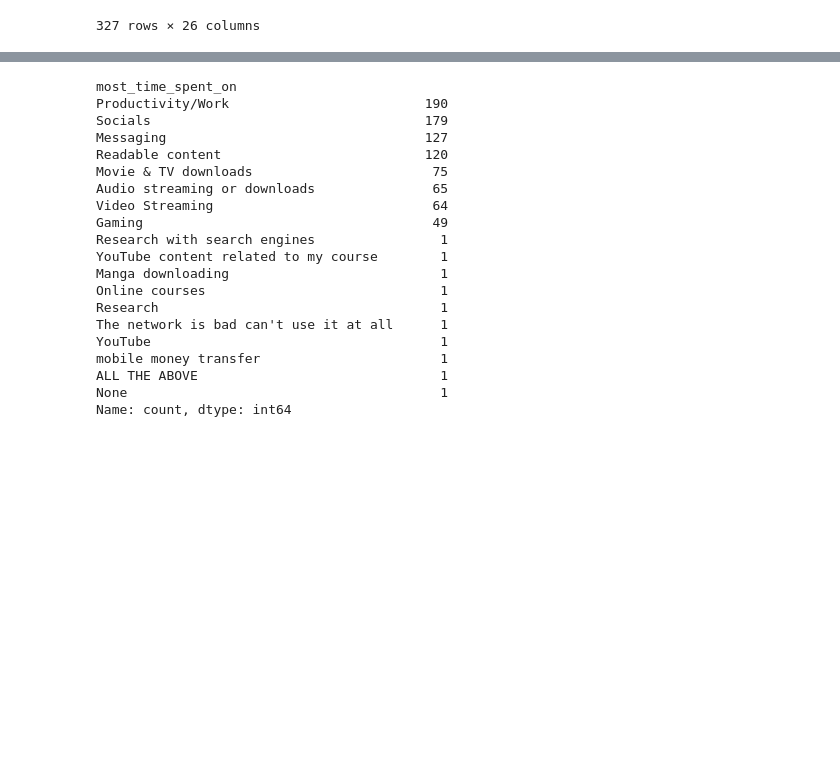
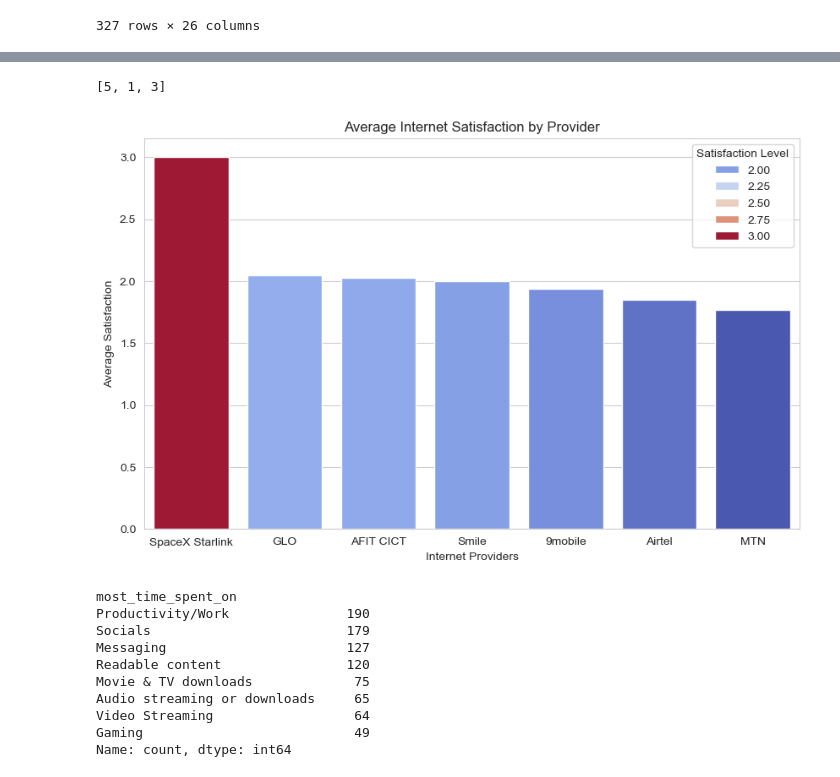
Before and after one commit to kingksjo/internet-survey, a Jupyter notebook: internet-survey.ipynb, the cells around one changed output, grey strips where cells are left out. Saved outputs shown, nothing was run; the diff lists cells and outputs as text; code cells hidden in the pictures; blank space fills up the shorter version.

Commit message:
Understood user satisfaction with providers

```diff
--- a/internet-survey.ipynb
+++ b/internet-survey.ipynb
@@ -67,0 +96,24 @@ data
+# %%
+satisfaction_mapping = {
+    "Very Dissatisfied": 1,
+    "Dissatisfied": 2,
+    "Neutral": 3,
+    "Satisfied": 4,
+    "Very Satisfied": 5
+}
+
+data["satisfaction_numeric"] = data["campus_internet_satisfaction"].map(satisfaction_mapping)
+
+all_providers = ["Airtel", "MTN", "GLO", "AFIT CICT", "Smile", "9mobile", "SpaceX Starlink"]
+
+provider_satisfaction = {provider: [] for provider in all_providers}
+
+for i, row in data.iterrows():
+    providers = [p.strip() for p in row["primary_internet_providers"].split(",")]
+    satisfaction_score = row["satisfaction_numeric"]
+    for provider in providers:
+        if provider in provider_satisfaction:
+            provider_satisfaction[provider].append(satisfaction_score)
+
+average_provider_satisfaction = {provider: round(np.mean(scores), 2) if scores else None for provider, scores in provider_satisfaction.items()}
+average_provider_satisfaction
@@ -68,25 +128,36 @@ data
+# %%
+provider_satisfaction["SpaceX Starlink"]
+# %% [output]
+[5, 1, 3]
+# %%
+average_satisfaction_df = pd.DataFrame(list(average_provider_satisfaction.items()),
+                                       columns=["Provider", "Average Satisfaction"]).dropna()
+
+average_satisfaction_df = average_satisfaction_df.sort_values(by="Average Satisfaction", ascending=False)
+
+plt.figure(figsize=(10, 6))
+sns.barplot(x=average_satisfaction_df["Provider"], y=average_satisfaction_df["Average Satisfaction"], palette="coolwarm", hue=average_satisfaction_df["Average Satisfaction"])
+plt.xlabel("Internet Providers")
+plt.ylabel("Average Satisfaction")
+plt.title("Average Internet Satisfaction by Provider")
+plt.legend(title="Satisfaction Level")
+plt.show()
+# %% [output]
+[figure, added]
 # %%
+# Getting the individual values in the "most_time_spent_on" column
 exploded_most_time_spent_on = data["most_time_spent_on"].str.split(', ').explode()
-exploded_most_time_spent_on = exploded_most_time_spent_on.str.strip(",").str.strip()
-exploded_most_time_spent_on.value_counts()
+exploded_most_time_spent_on = exploded_most_time_spent_on.str.strip(",").str.strip() # Remove leading and trailing commas and whitespaces
+time_on_activity_count = exploded_most_time_spent_on.value_counts().head(8)
+time_on_activity_count
 # %% [output]
 most_time_spent_on
-Productivity/Work                         190
-Socials                                   179
-Messaging                                 127
-Readable content                          120
-Movie & TV downloads                       75
-Audio streaming or downloads               65
-Video Streaming                            64
-Gaming                                     49
-Research with search engines                1
-YouTube content related to my course        1
-Manga downloading                           1
-Online courses                              1
-Research                                    1
-The network is bad can't use it at all      1
-YouTube                                     1
-mobile money transfer                       1
-ALL THE ABOVE                               1
-None                                        1
+Productivity/Work               190
+Socials                         179
+Messaging                       127
+Readable content                120
+Movie & TV downloads             75
+Audio streaming or downloads     65
+Video Streaming                  64
+Gaming                           49
 Name: count, dtype: int64
```
Also changed, not shown: parts of 8 cells of this notebook.
